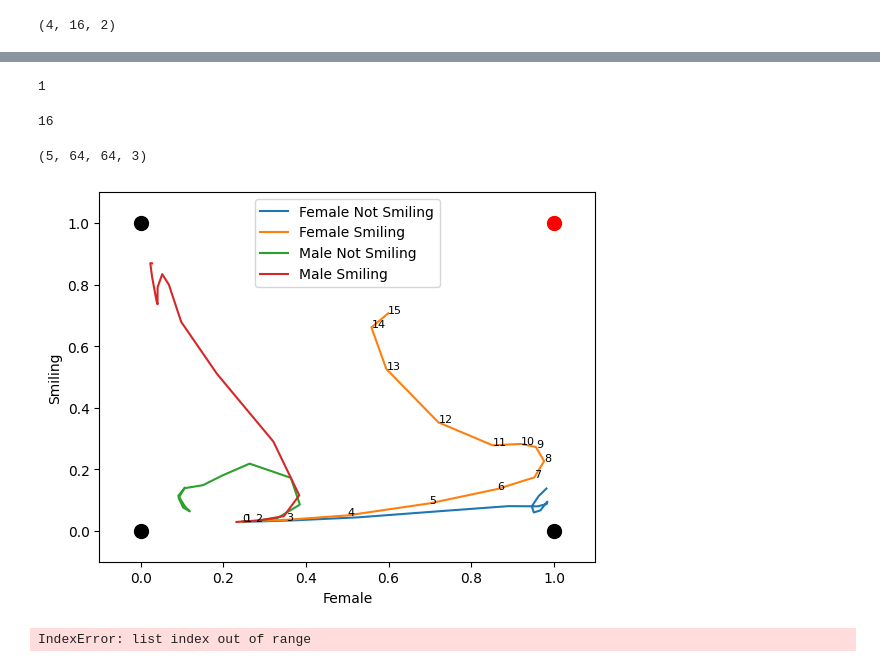
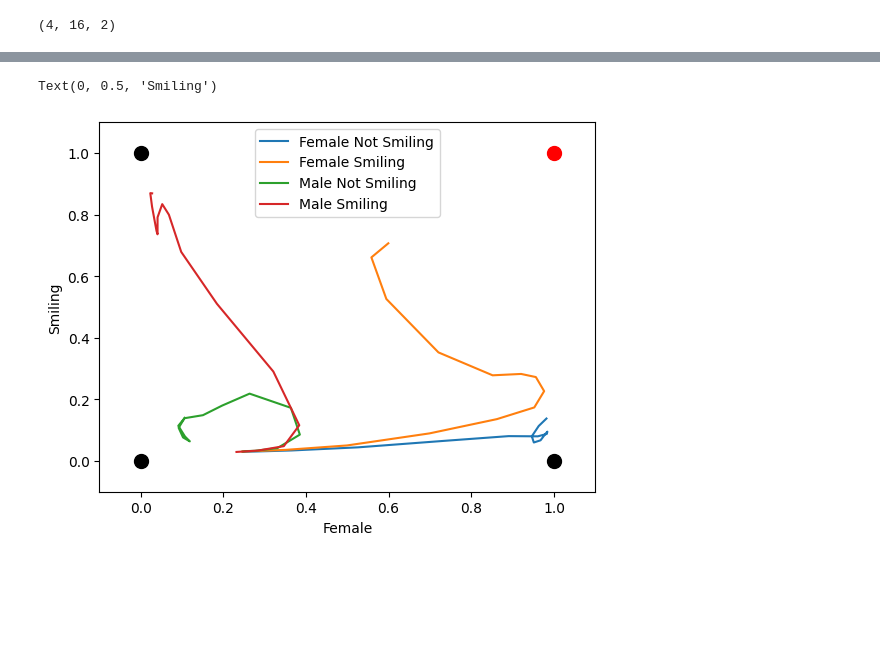
Before and after one commit to cfpark00/concept-learning, a Jupyter notebook: test_celeba.ipynb, the cells around one changed output, grey strips where cells are left out. Cells and saved outputs as stored; diff of their text form; code cells hidden in the pictures; blank space fills up the shorter version.

```diff
--- a/test_celeba.ipynb
+++ b/test_celeba.ipynb
@@ -160,13 +152,6 @@ plt.imshow(im)
-# %%
-i_testing
-# %% [output]
-1
-# %%
-len(steps)
-# %% [output]
-16
 # %%
-ims=np.stack([np.load(im_path) for im_path in glob.glob("./data/celeba/run2_re/fs_*.png.npy")],axis=0)
-ims.shape
+i_save_ims=np.array([0,4,6,8,9,10,12,15])
+ims_save=np.clip(gens[:,i_save_ims],0,1).transpose(0,1,2,4,5,3)[:,:,:5]
+ims_last=np.stack([np.load(im_path) for im_path in glob.glob("./data/celeba/run2_re/fs_*.png.npy")],axis=0)
+ims_save[1,-1]=ims_last
+#plt.imshow(ims_save[1,-1,4])
-# %% [output]
-(5, 64, 64, 3)
@@ -175,23 +166,23 @@ celeba_data
+# %%
+data=torch.load("./data/to_maya/fig_celeba/data.pth")
 # %%
+traj=data["traj"]
+i_for_trajs=data["i_for_trajs"]
+labels=data["labels"]
+ax_names=data["ax_names"]
+
 smooth_traj=sim.gaussian_filter1d(traj,sigma=1.0,axis=1)
 #smooth_traj=traj
 for i in range(4):
-    plt.plot(smooth_traj[i,:,0],smooth_traj[i,:,1],label=labels[i])
-    if i==i_testing:
-        for j in range(len(ckpt_paths)):
-            #plt.text(smooth_traj[i,j,0],smooth_traj[i,j,1],str((j,steps[j])),fontsize=8)
-            plt.text(smooth_traj[i,j,0],smooth_traj[i,j,1],str(j),fontsize=8)
+    plt.plot(smooth_traj[i,:,i_for_trajs[0]],smooth_traj[i,:,i_for_trajs[1]],label=labels[i])
 plt.legend()
 plt.scatter([0,0,1],[0,1,0],c="black",s=100)
 plt.scatter([1],[1],c="red",s=100)
 plt.xlim(-0.1,1.1)
 plt.ylim(-0.1,1.1)
 plt.xlabel(ax_names[0])
 plt.ylabel(ax_names[1])
-plt.savefig(f"./figures/final/celeba_{run_choice}_traj.png")
+#plt.savefig(f"./figures/final/celeba_{run_choice}_traj.png")
 # %% [output]
+Text(0, 0.5, 'Smiling')
-[figure, old version]
+[figure, new version]
-# %%
-steps[25]
-# %% [output]
-IndexError: list index out of range
```
Also changed, not shown: parts of 6 cells of this notebook, 11 other files.
